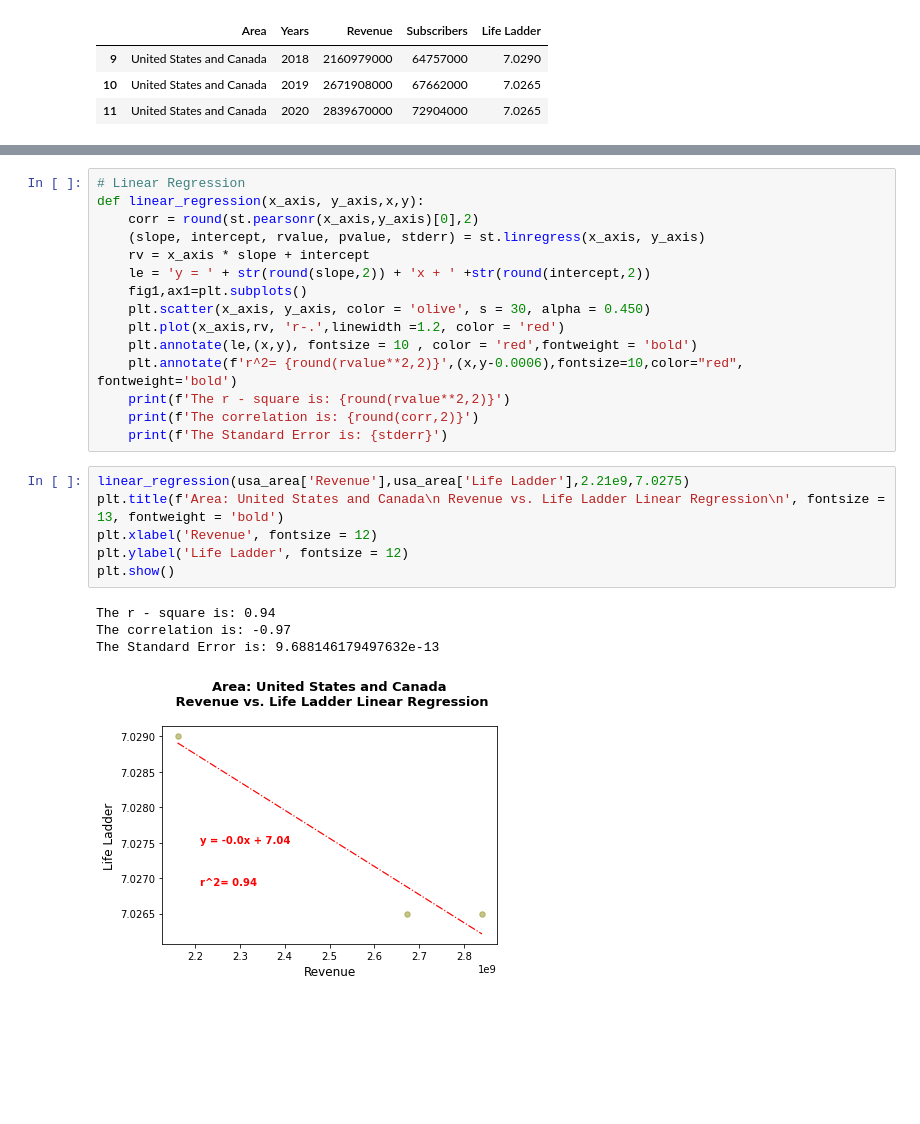
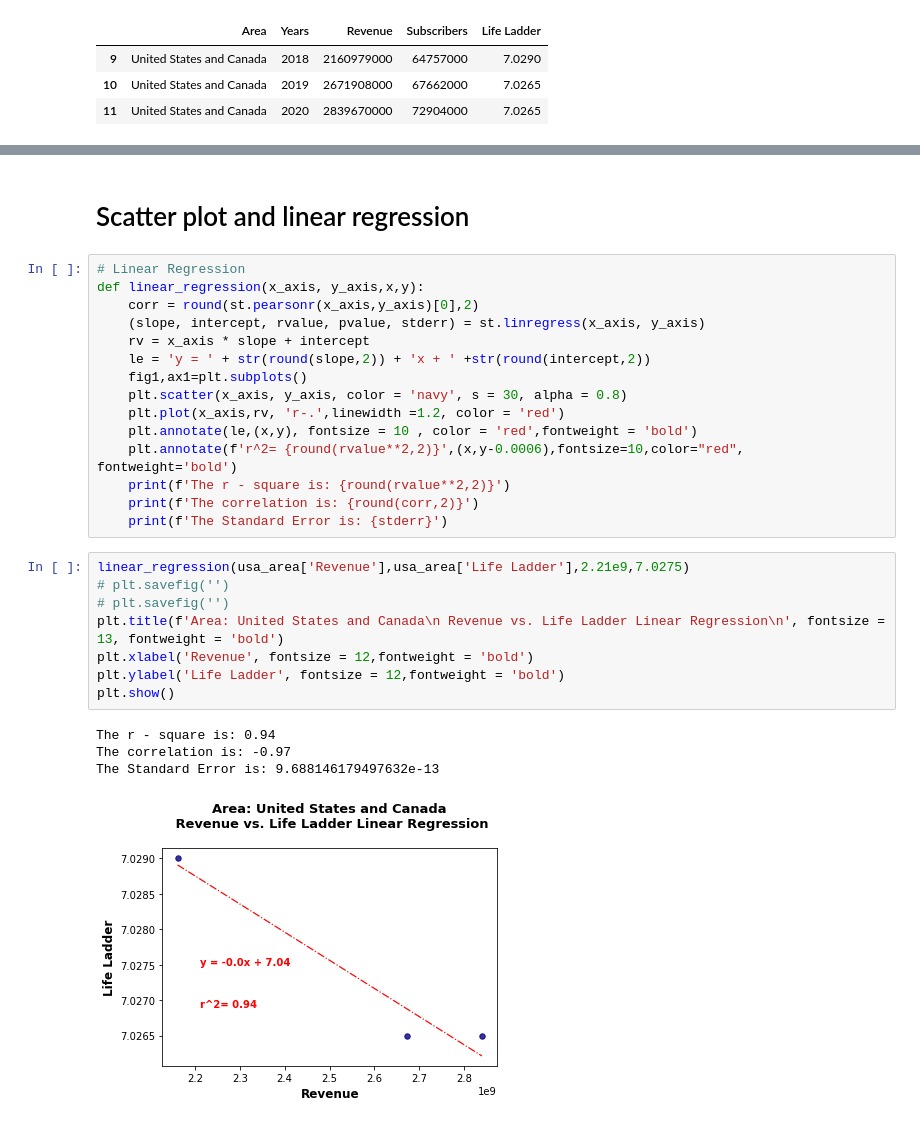
Before and after one commit to adamholcomb/Python-Media-Happiness-Analysis, a Jupyter notebook: HappinessIndex-KF.ipynb, the cells around one changed output, grey strips where cells are left out. Drawn from its saved outputs; the diff is of its cells as text; blank space fills up the shorter version.

```diff
--- a/HappinessIndex-KF.ipynb
+++ b/HappinessIndex-KF.ipynb
@@ -505,3 +638,5 @@ usa_area
+# %% [markdown]
+# Scatter plot and linear regression
 # %%
 # Linear Regression
 def linear_regression(x_axis, y_axis,x,y):
@@ -510,7 +645,7 @@ def linear_regression(x_axis, y_axis,x,y):
     rv = x_axis * slope + intercept
     le = 'y = ' + str(round(slope,2)) + 'x + ' +str(round(intercept,2))
     fig1,ax1=plt.subplots()
-    plt.scatter(x_axis, y_axis, color = 'olive', s = 30, alpha = 0.450)
+    plt.scatter(x_axis, y_axis, color = 'navy', s = 30, alpha = 0.8)
     plt.plot(x_axis,rv, 'r-.',linewidth =1.2, color = 'red')
     plt.annotate(le,(x,y), fontsize = 10 , color = 'red',fontweight = 'bold')
     plt.annotate(f'r^2= {round(rvalue**2,2)}',(x,y-0.0006),fontsize=10,color="red", fontweight='bold')
@@ -519,12 +654,14 @@ def linear_regression(x_axis, y_axis,x,y):
     print(f'The Standard Error is: {stderr}')
 # %%
 linear_regression(usa_area['Revenue'],usa_area['Life Ladder'],2.21e9,7.0275)
+# plt.savefig('')
+# plt.savefig('')
 plt.title(f'Area: United States and Canada\n Revenue vs. Life Ladder Linear Regression\n', fontsize = 13, fontweight = 'bold')
-plt.xlabel('Revenue', fontsize = 12)
-plt.ylabel('Life Ladder', fontsize = 12)
+plt.xlabel('Revenue', fontsize = 12,fontweight = 'bold')
+plt.ylabel('Life Ladder', fontsize = 12,fontweight = 'bold')
 plt.show()
 # %% [output]
 The r - square is: 0.94
 The correlation is: -0.97
 The Standard Error is: 9.688146179497632e-13
-[figure, old version]
+[figure, new version]
```
Also changed, not shown: parts of 32 cells of this notebook.
